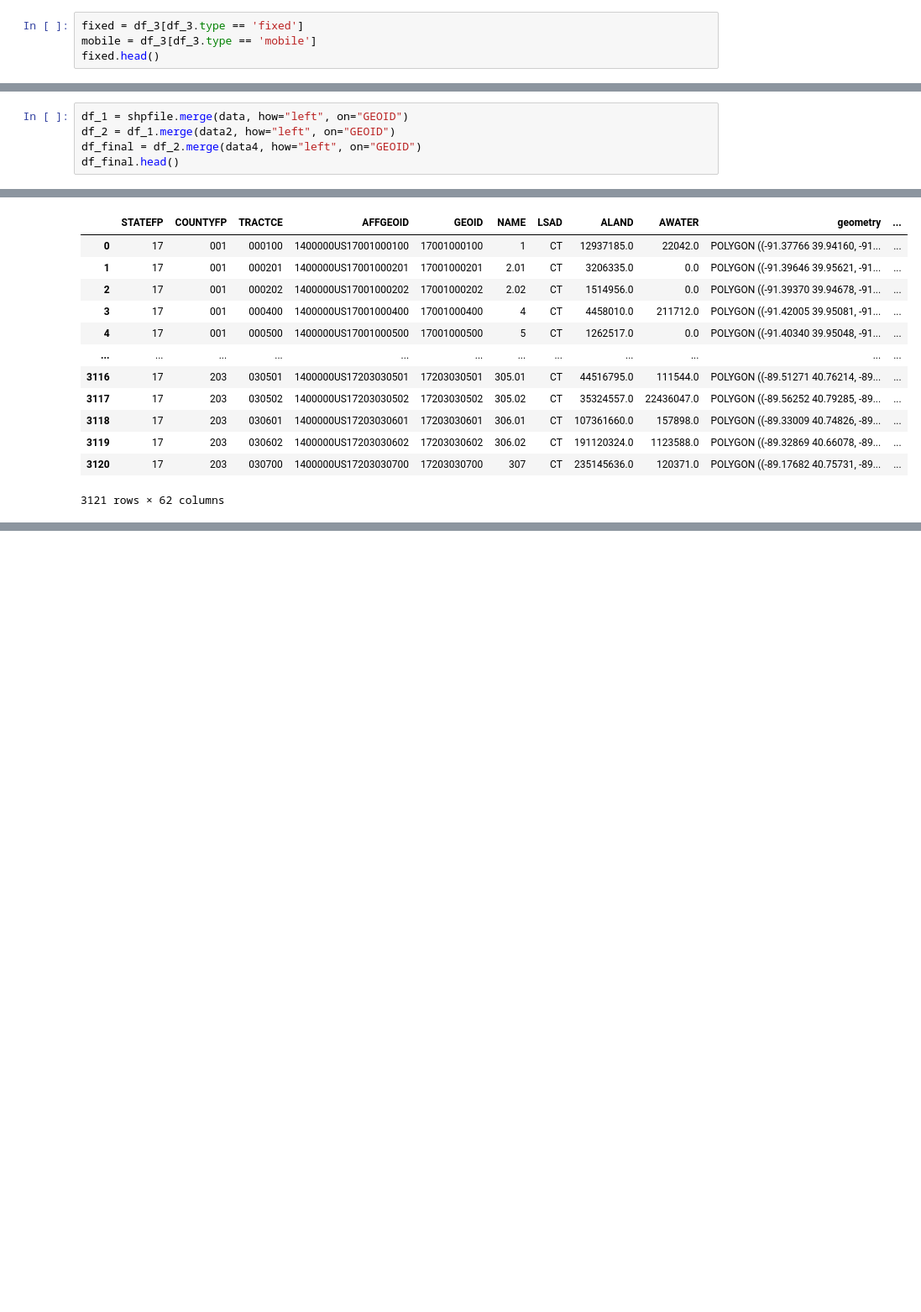
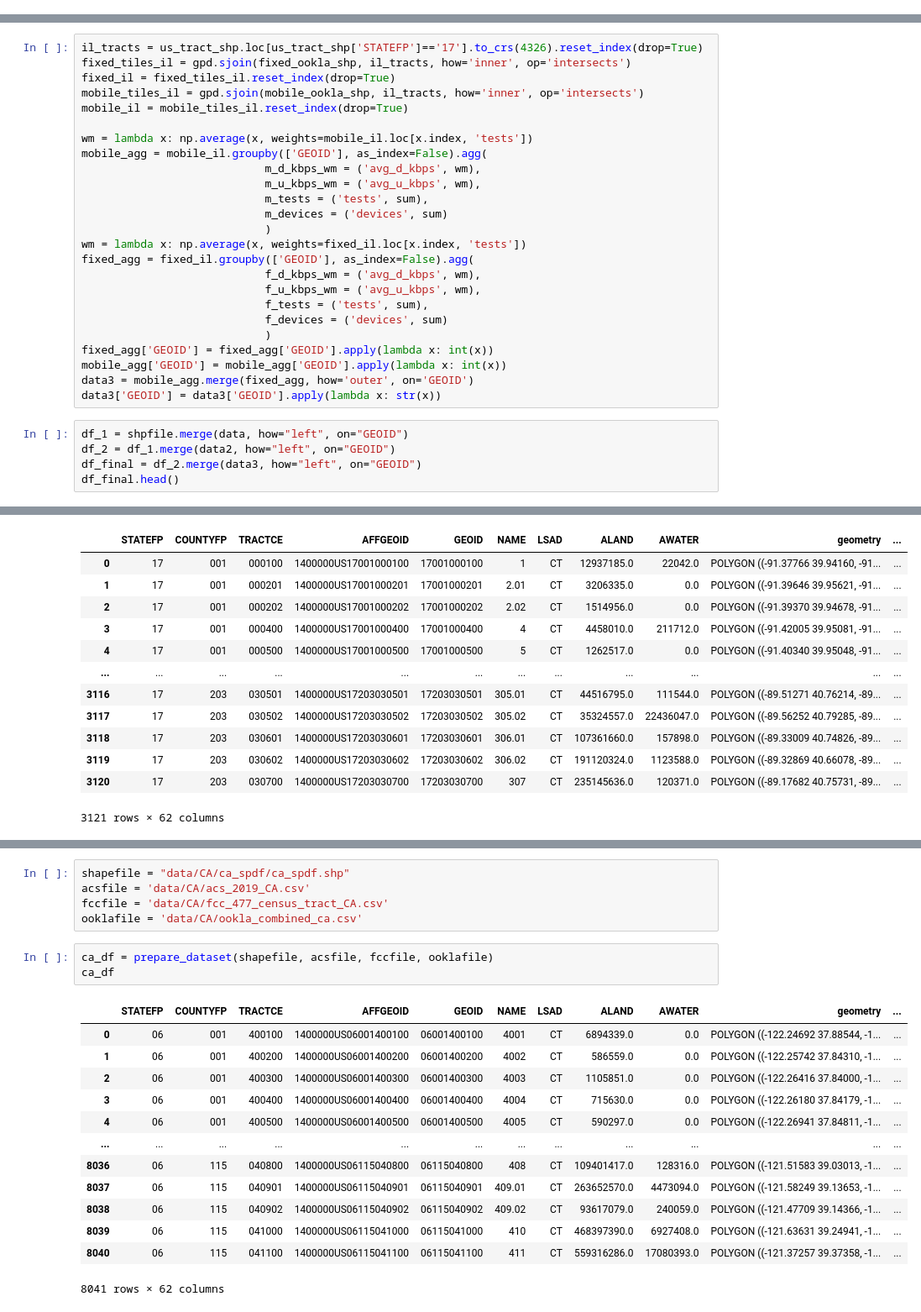
Before and after one commit to datascisteven/DataKind-CDAC-Project, a Jupyter notebook: index.ipynb, the cells around one changed output, grey strips where cells are left out. Shown: that part at 84% size. Drawn from its saved outputs; the diff is of its cells as text; blank space fills up the shorter version.

Commit message:
update database for Ookla revisions

```diff
--- a/index.ipynb
+++ b/index.ipynb
@@ -542,4 +668,0 @@ df_3 = ny_3.groupby(['GEOID','type'], as_index=False).agg(
-# %%
-fixed = df_3[df_3.type == 'fixed']
-mobile = df_3[df_3.type == 'mobile']
-fixed.head()
@@ -716,7 +859,32 @@ data4.head()
+# %%
+il_tracts = us_tract_shp.loc[us_tract_shp['STATEFP']=='17'].to_crs(4326).reset_index(drop=True)
+fixed_tiles_il = gpd.sjoin(fixed_ookla_shp, il_tracts, how='inner', op='intersects')
+fixed_il = fixed_tiles_il.reset_index(drop=True)
+mobile_tiles_il = gpd.sjoin(mobile_ookla_shp, il_tracts, how='inner', op='intersects')
+mobile_il = mobile_tiles_il.reset_index(drop=True)
+
+wm = lambda x: np.average(x, weights=mobile_il.loc[x.index, 'tests'])
+mobile_agg = mobile_il.groupby(['GEOID'], as_index=False).agg(
+                            m_d_kbps_wm = ('avg_d_kbps', wm),
+                            m_u_kbps_wm = ('avg_u_kbps', wm),
+                            m_tests = ('tests', sum),
+                            m_devices = ('devices', sum)
+                            )
+wm = lambda x: np.average(x, weights=fixed_il.loc[x.index, 'tests'])
+fixed_agg = fixed_il.groupby(['GEOID'], as_index=False).agg(
+                            f_d_kbps_wm = ('avg_d_kbps', wm),
+                            f_u_kbps_wm = ('avg_u_kbps', wm),
+                            f_tests = ('tests', sum),
+                            f_devices = ('devices', sum)
+                            )
+fixed_agg['GEOID'] = fixed_agg['GEOID'].apply(lambda x: int(x))
+mobile_agg['GEOID'] = mobile_agg['GEOID'].apply(lambda x: int(x))
+data3 = mobile_agg.merge(fixed_agg, how='outer', on='GEOID')
+data3['GEOID'] = data3['GEOID'].apply(lambda x: str(x))
 # %%
 df_1 = shpfile.merge(data, how="left", on="GEOID")
 df_2 = df_1.merge(data2, how="left", on="GEOID")
-df_final = df_2.merge(data4, how="left", on="GEOID")
+df_final = df_2.merge(data3, how="left", on="GEOID")
 df_final.head()
 # %% [output]
 |  | STATEFP | COUNTYFP | TRACTCE | AFFGEOID | GEOID | NAME | LSAD | ALAND | AWATER | geometry | ... |
@@ -781,0 +959,22 @@ il_df
+# %%
+shapefile = "data/CA/ca_spdf/ca_spdf.shp"
+acsfile = 'data/CA/acs_2019_CA.csv'
+fccfile = 'data/CA/fcc_477_census_tract_CA.csv'
+ooklafile = 'data/CA/ookla_combined_ca.csv'
+# %%
+ca_df = prepare_dataset(shapefile, acsfile, fccfile, ooklafile)
+ca_df
+# %% [output]
+|  | STATEFP | COUNTYFP | TRACTCE | AFFGEOID | GEOID | NAME | LSAD | ALAND | AWATER | geometry | ... |
+| 0 | 06 | 001 | 400100 | 1400000US06001400100 | 06001400100 | 4001 | CT | 6894339.0 | 0.0 | POLYGON ((-122.24692 37.88544, -1... | ... |
+| 1 | 06 | 001 | 400200 | 1400000US06001400200 | 06001400200 | 4002 | CT | 586559.0 | 0.0 | POLYGON ((-122.25742 37.84310, -1... | ... |
+| 2 | 06 | 001 | 400300 | 1400000US06001400300 | 06001400300 | 4003 | CT | 1105851.0 | 0.0 | POLYGON ((-122.26416 37.84000, -1... | ... |
+| 3 | 06 | 001 | 400400 | 1400000US06001400400 | 06001400400 | 4004 | CT | 715630.0 | 0.0 | POLYGON ((-122.26180 37.84179, -1... | ... |
+| 4 | 06 | 001 | 400500 | 1400000US06001400500 | 06001400500 | 4005 | CT | 590297.0 | 0.0 | POLYGON ((-122.26941 37.84811, -1... | ... |
+| ... | ... | ... | ... | ... | ... | ... | ... | ... | ... | ... | ... |
+| 8036 | 06 | 115 | 040800 | 1400000US06115040800 | 06115040800 | 408 | CT | 109401417.0 | 128316.0 | POLYGON ((-121.51583 39.03013, -1... | ... |
+| 8037 | 06 | 115 | 040901 | 1400000US06115040901 | 06115040901 | 409.01 | CT | 263652570.0 | 4473094.0 | POLYGON ((-121.58249 39.13653, -1... | ... |
+| 8038 | 06 | 115 | 040902 | 1400000US06115040902 | 06115040902 | 409.02 | CT | 93617079.0 | 240059.0 | POLYGON ((-121.47709 39.14366, -1... | ... |
+| 8039 | 06 | 115 | 041000 | 1400000US06115041000 | 06115041000 | 410 | CT | 468397390.0 | 6927408.0 | POLYGON ((-121.63631 39.24941, -1... | ... |
+| 8040 | 06 | 115 | 041100 | 1400000US06115041100 | 06115041100 | 411 | CT | 559316286.0 | 17080393.0 | POLYGON ((-121.37257 39.37358, -1... | ... |
+8041 rows × 62 columns
```
Also changed, not shown: parts of 43 cells of this notebook, 5 other files.
